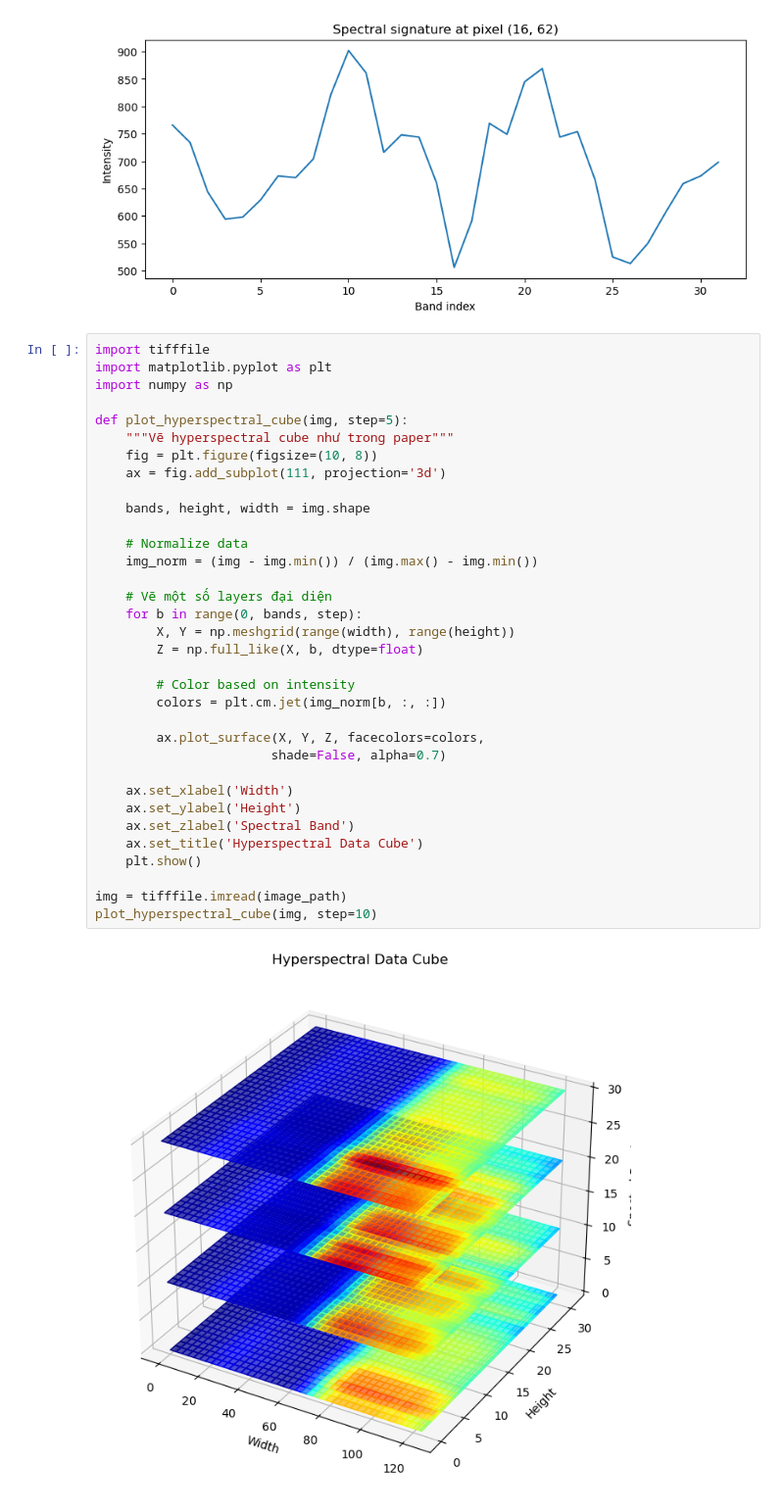
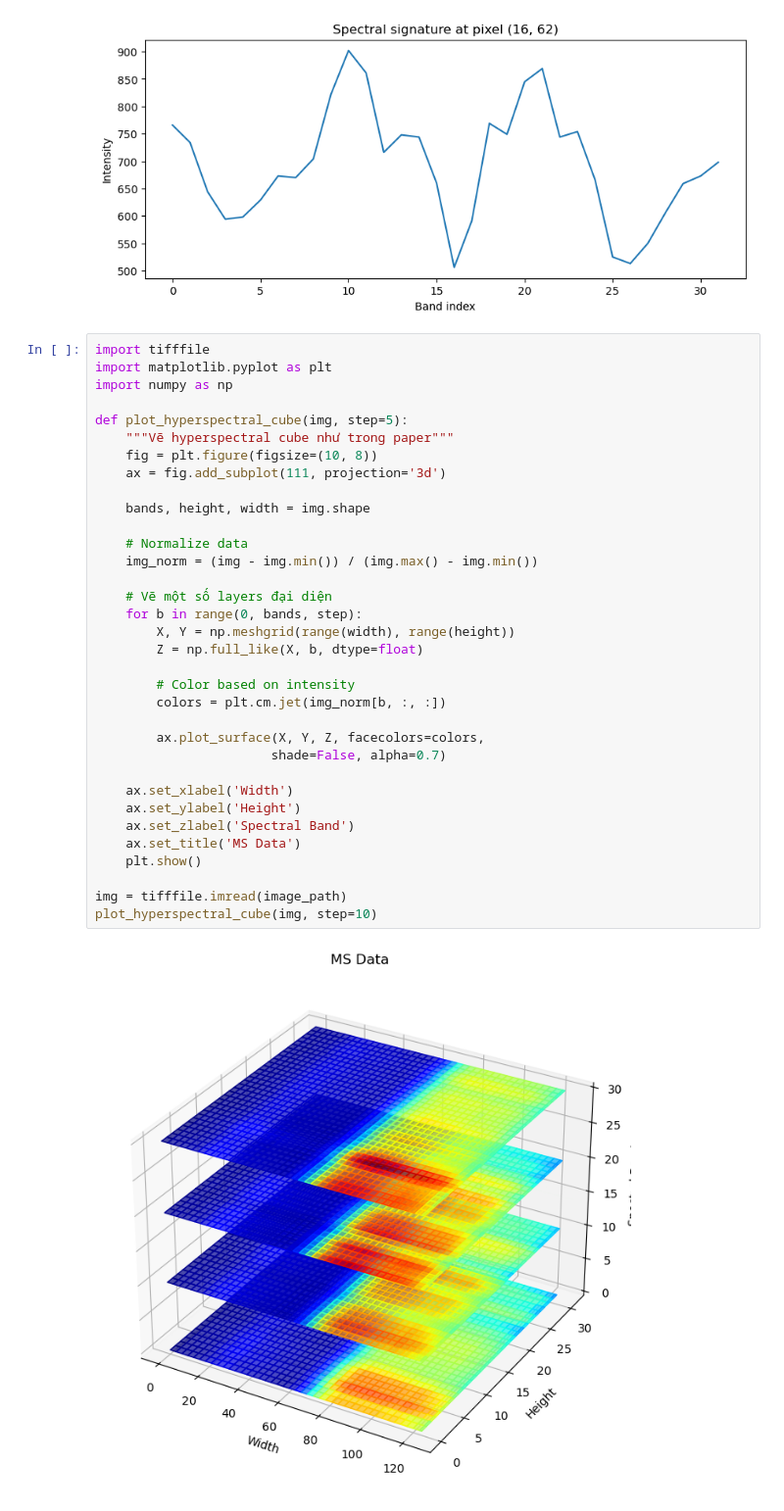
Before and after one commit to doduyquy/AI-for-Agriculture-2026, a Jupyter notebook: testing.ipynb, the cells around one changed output. Shown at 98% size. Cells and saved outputs as stored; diff of their text form.

```diff
--- a/testing.ipynb
+++ b/testing.ipynb
@@ -74,32 +74,32 @@ import numpy as np
 
 def plot_hyperspectral_cube(img, step=5):
     """Vẽ hyperspectral cube như trong paper"""
     fig = plt.figure(figsize=(10, 8))
     ax = fig.add_subplot(111, projection='3d')
 
     bands, height, width = img.shape
 
     # Normalize data
     img_norm = (img - img.min()) / (img.max() - img.min())
 
     # Vẽ một số layers đại diện
     for b in range(0, bands, step):
         X, Y = np.meshgrid(range(width), range(height))
         Z = np.full_like(X, b, dtype=float)
 
         # Color based on intensity
         colors = plt.cm.jet(img_norm[b, :, :])
 
         ax.plot_surface(X, Y, Z, facecolors=colors,
                        shade=False, alpha=0.7)
 
     ax.set_xlabel('Width')
     ax.set_ylabel('Height')
     ax.set_zlabel('Spectral Band')
-    ax.set_title('Hyperspectral Data Cube')
+    ax.set_title('MS Data')
     plt.show()
 
 img = tifffile.imread(image_path)
 plot_hyperspectral_cube(img, step=10)
 # %% [output]
-[figure, old version]
+[figure, new version]
```
